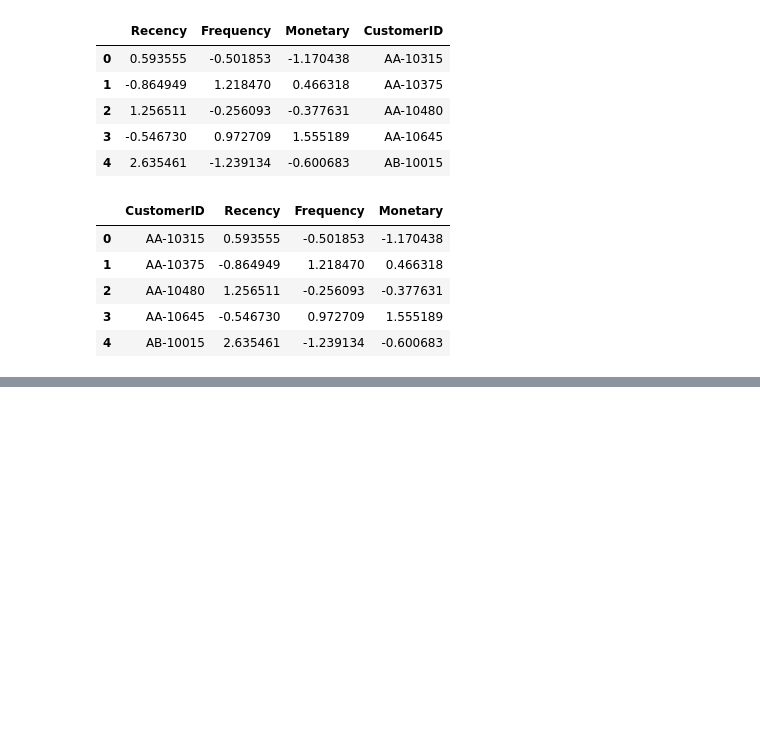
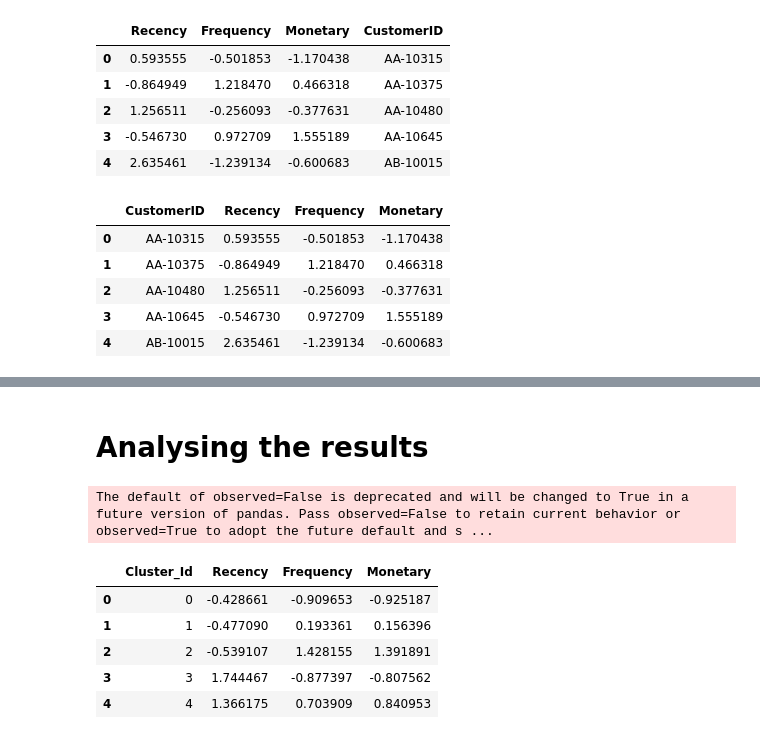
Before and after one commit to marcosmicozzi/Module02, a Jupyter notebook: module2_clustering.ipynb, the cells around one changed output, grey strips where cells are left out. Drawn from its saved outputs; the diff is of its cells as text; code cells hidden in the pictures; blank space fills up the shorter version.

```diff
--- a/module2_clustering.ipynb
+++ b/module2_clustering.ipynb
@@ -481,0 +578,7 @@ rfm_scaled.head()
+# %%
+rfm_scaled['Cluster_Id'] = rfm_scaled['Cluster_Id'].astype(str)
+rfm_scaled['Cluster_Id'] = pd.Categorical(
+    rfm_scaled['Cluster_Id'],
+    categories=[str(i) for i in range(5)],  # 5 clusters
+    ordered=True
+)
@@ -481,0 +597,13 @@ rfm_scaled.head()
+# %% [markdown]
+# Analysing the results
+# %%
+cluster_summary = rfm_scaled.groupby('Cluster_Id')[['Recency', 'Frequency', 'Monetary']].mean().reset_index()
+cluster_summary
+# %% [output]
+The default of observed=False is deprecated and will be changed to True in a future version of pandas. Pass observed=False to retain current behavior or observed=True to adopt the future default and s ...
+|  | Cluster_Id | Recency | Frequency | Monetary |
+| 0 | 0 | -0.428661 | -0.909653 | -0.925187 |
+| 1 | 1 | -0.477090 | 0.193361 | 0.156396 |
+| 2 | 2 | -0.539107 | 1.428155 | 1.391891 |
+| 3 | 3 | 1.744467 | -0.877397 | -0.807562 |
+| 4 | 4 | 1.366175 | 0.703909 | 0.840953 |
```
Also changed, not shown: parts of 19 cells of this notebook, 2 other files.
